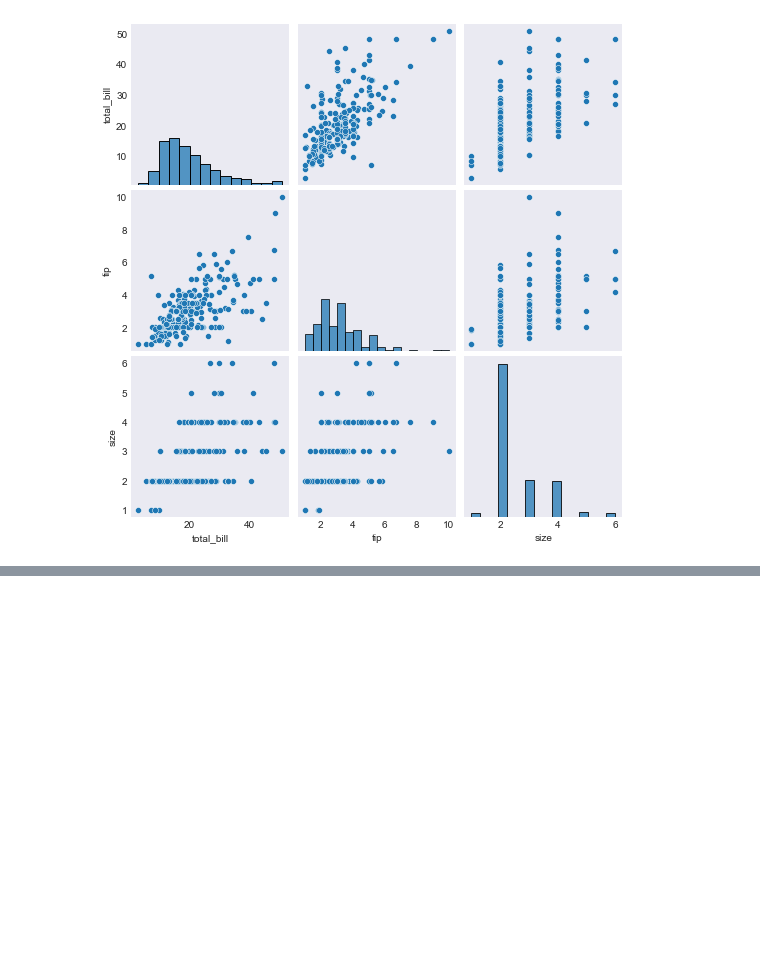
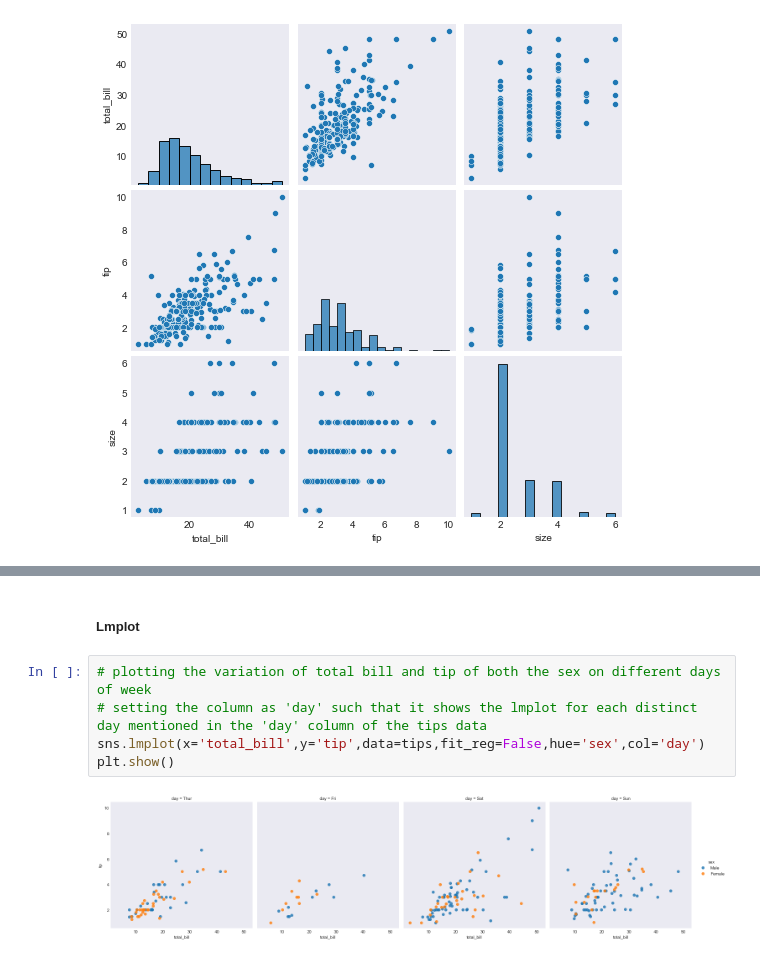
Before and after one commit to prakharjadaun/ML-Learn-With-Me, a Jupyter notebook: 06 - Introduction To Plotting.ipynb, the cells around one changed output, grey strips where cells are left out. Drawn from its saved outputs; the diff is of its cells as text; blank space fills up the shorter version.

```diff
--- a/06 - Introduction To Plotting.ipynb
+++ b/06 - Introduction To Plotting.ipynb
@@ -537,0 +563,9 @@ plt.show()
+# %% [markdown]
+##### **Lmplot**
+# %%
+# plotting the variation of total bill and tip of both the sex on different days of week
+# setting the column as 'day' such that it shows the lmplot for each distinct day mentioned in the 'day' column of the tips data
+sns.lmplot(x='total_bill',y='tip',data=tips,fit_reg=False,hue='sex',col='day')
+plt.show()
+# %% [output]
+[figure, added]
```
Also changed, not shown: parts of 13 cells of this notebook.
